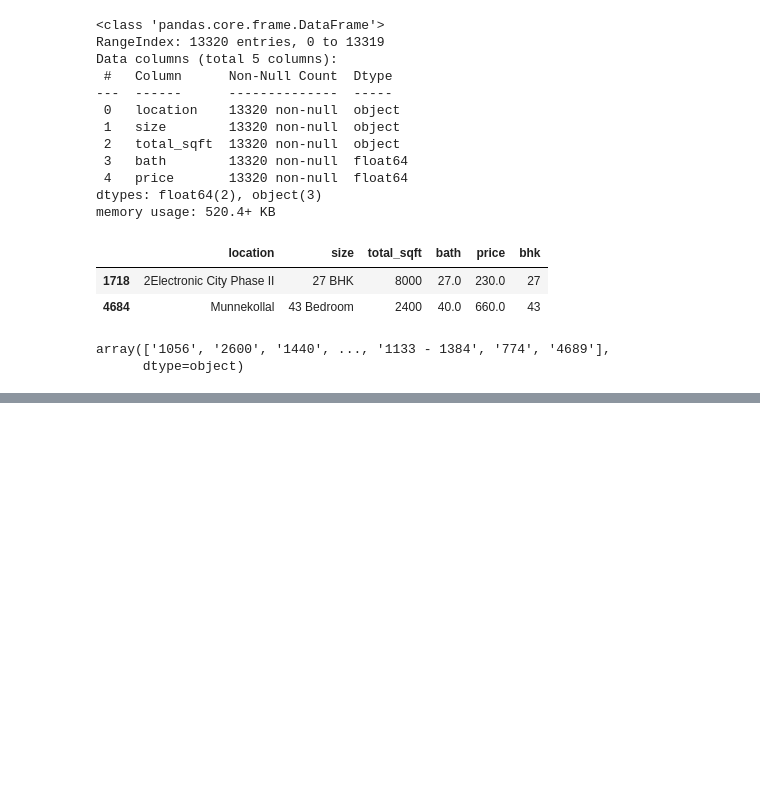
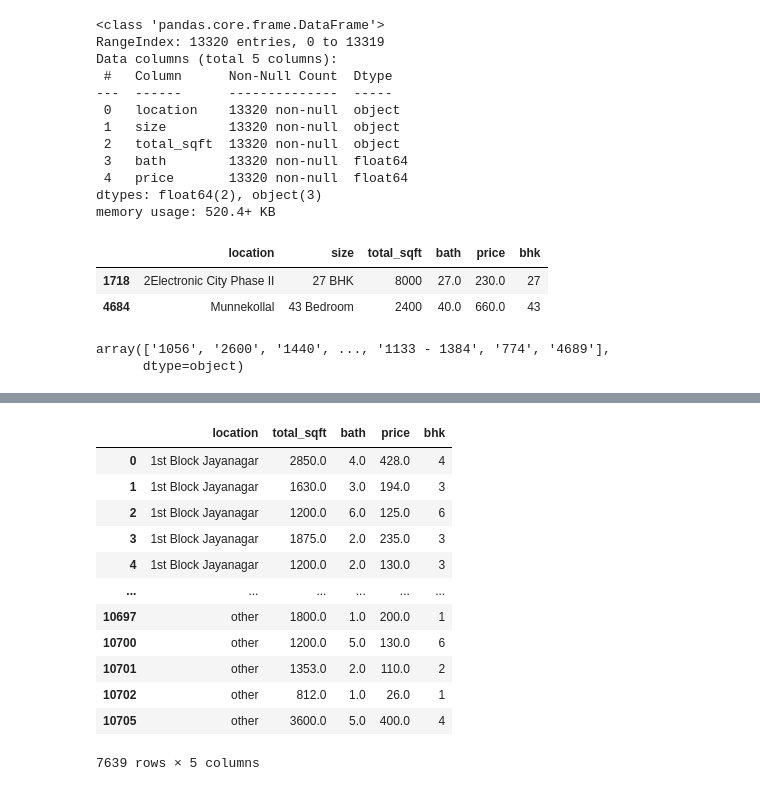
Before and after one commit to abandonedmonk/House-Price-Prediction, a Jupyter notebook: House Price Prediction.ipynb, the cells around one changed output, grey strips where cells are left out. Drawn from its saved outputs; the diff is of its cells as text; code cells hidden in the pictures; blank space fills up the shorter version.

```diff
--- a/House Price Prediction.ipynb
+++ b/House Price Prediction.ipynb
@@ -216,0 +462,19 @@ data['total_sqft'] = data['total_sqft'].apply(convert_range)
+# %%
+# Size is useless and price_per_sqft was to remove outliers
+data.drop(columns=['size', 'price_per_sqft'], inplace=True)
+# %%
+data
+# %% [output]
+|  | location | total_sqft | bath | price | bhk |
+| 0 | 1st Block Jayanagar | 2850.0 | 4.0 | 428.0 | 4 |
+| 1 | 1st Block Jayanagar | 1630.0 | 3.0 | 194.0 | 3 |
+| 2 | 1st Block Jayanagar | 1200.0 | 6.0 | 125.0 | 6 |
+| 3 | 1st Block Jayanagar | 1875.0 | 2.0 | 235.0 | 3 |
+| 4 | 1st Block Jayanagar | 1200.0 | 2.0 | 130.0 | 3 |
+| ... | ... | ... | ... | ... | ... |
+| 10697 | other | 1800.0 | 1.0 | 200.0 | 1 |
+| 10700 | other | 1200.0 | 5.0 | 130.0 | 6 |
+| 10701 | other | 1353.0 | 2.0 | 110.0 | 2 |
+| 10702 | other | 812.0 | 1.0 | 26.0 | 1 |
+| 10705 | other | 3600.0 | 5.0 | 400.0 | 4 |
+7639 rows × 5 columns
```
Also changed, not shown: parts of 25 cells of this notebook, 1 other file.
